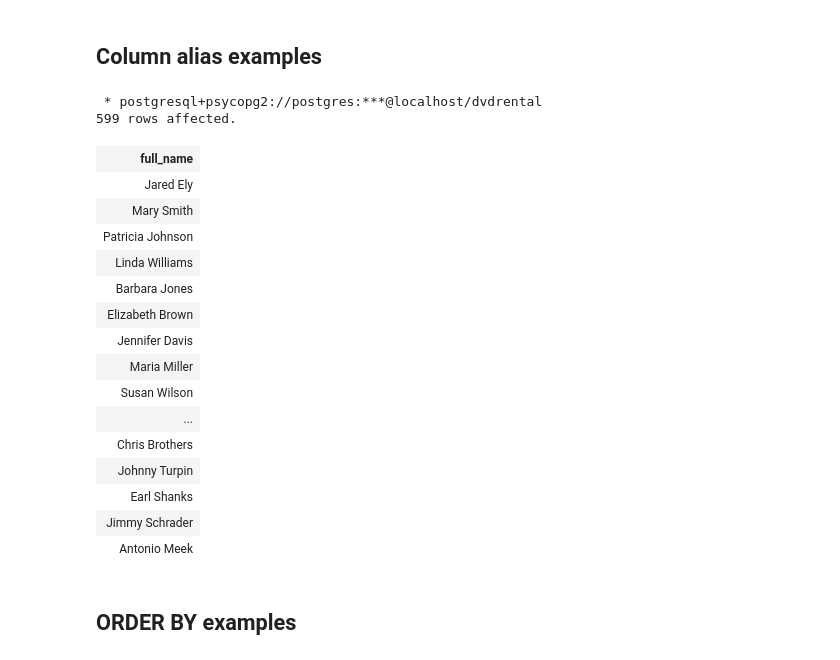
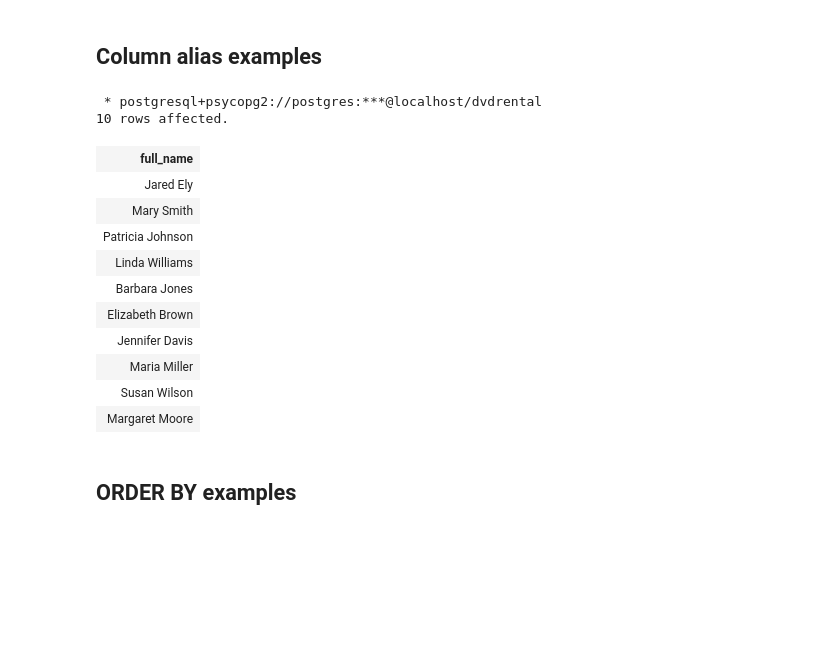
Before and after one commit to nafisa-samia/PostgreSQL-Database-Connection-Using-Python, a Jupyter notebook: Assignment Database Nafisa.ipynb, the cells around one changed output. Saved outputs shown, nothing was run; the diff lists cells and outputs as text; code cells hidden in the pictures; blank space fills up the shorter version.

```diff
--- a/Assignment Database Nafisa.ipynb
+++ b/Assignment Database Nafisa.ipynb
@@ -331,28 +324,24 @@ FROM
 # %%
 %%sql
 SELECT
     first_name || ' ' || last_name AS full_name
 FROM
-    customer;
+    customer
+FETCH FIRST 10 ROW ONLY;
 # %% [output]
  * postgresql+psycopg2://postgres:***@localhost/dvdrental
-599 rows affected.
+10 rows affected.
 | full_name |
 | Jared Ely |
 | Mary Smith |
 | Patricia Johnson |
 | Linda Williams |
 | Barbara Jones |
 | Elizabeth Brown |
 | Jennifer Davis |
 | Maria Miller |
 | Susan Wilson |
-| ... |
-| Chris Brothers |
-| Johnny Turpin |
-| Earl Shanks |
-| Jimmy Schrader |
-| Antonio Meek |
+| Margaret Moore |
 # %% [markdown]
 ## ORDER BY examples
 # %% [markdown]
```
Also changed, not shown: parts of 21 cells of this notebook.
